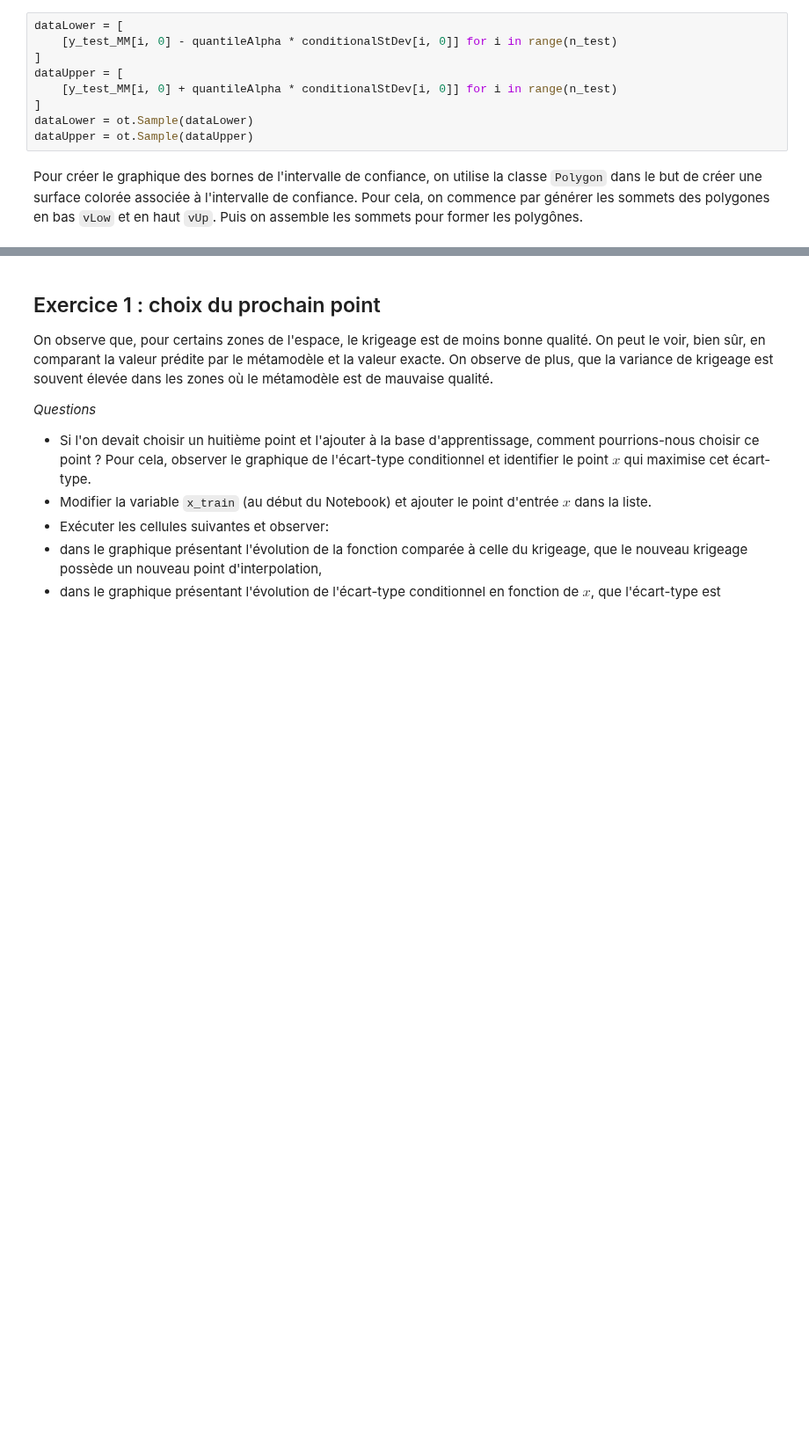
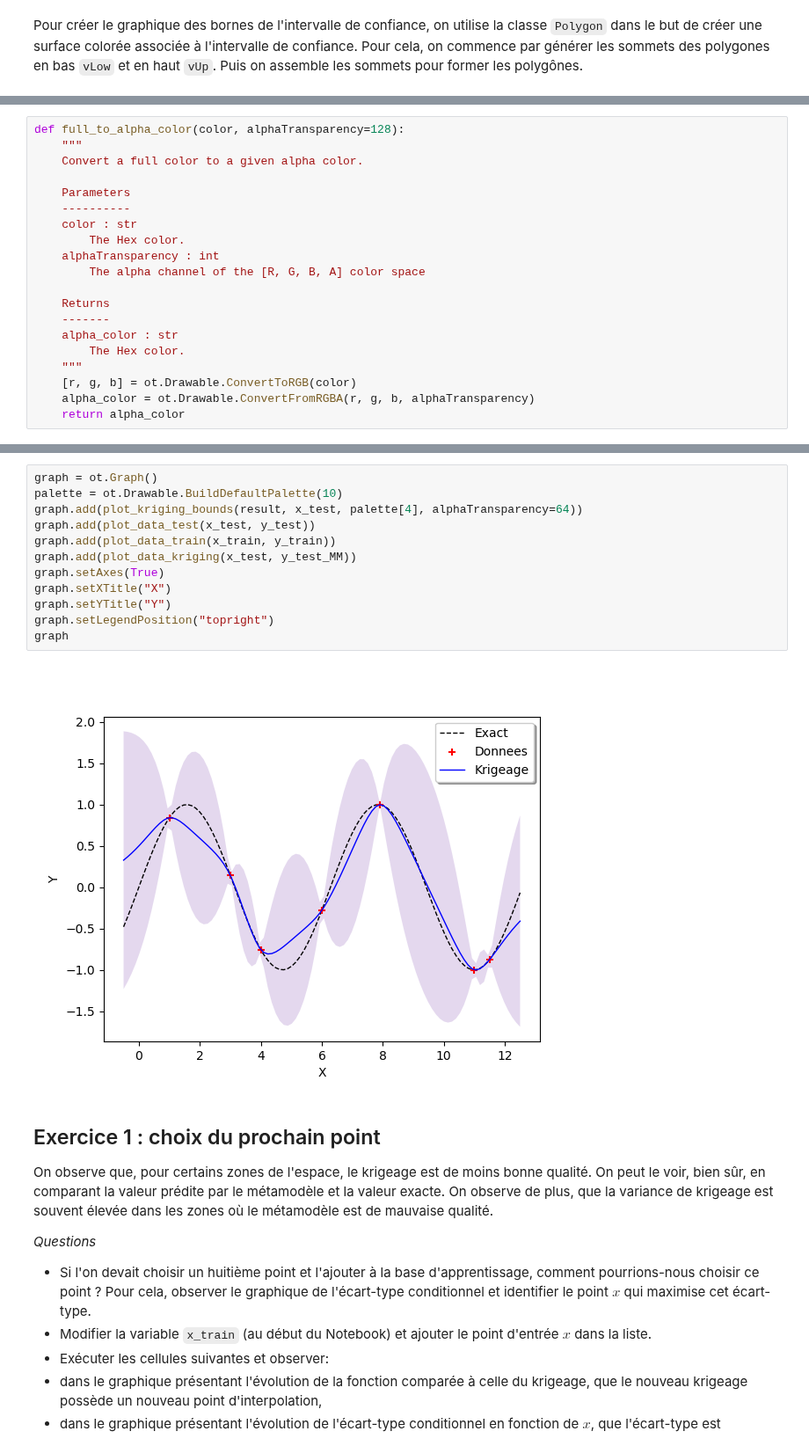
Before and after one commit to mbaudin47/otsupgalilee-eleve, a Jupyter notebook: 6-krigeage/Exercice-krigeage-1D-sequentiel.ipynb, the cells around one changed output, grey strips where cells are left out. Shown at 88% size. Drawn from its saved outputs; the diff is of its cells as text; blank space fills up the shorter version.

```diff
--- a/6-krigeage/Exercice-krigeage-1D-sequentiel.ipynb
+++ b/6-krigeage/Exercice-krigeage-1D-sequentiel.ipynb
@@ -179,13 +180,4 @@ graph
 # %% [markdown]
 La cellule suivante calcule l'intervalle de confiance en fonction du niveau de quantile gaussien `quantileAlpha` et de l'écart-type conditionnel `conditionalStDev`.
-# %%
-dataLower = [
-    [y_test_MM[i, 0] - quantileAlpha * conditionalStDev[i, 0]] for i in range(n_test)
-]
-dataUpper = [
-    [y_test_MM[i, 0] + quantileAlpha * conditionalStDev[i, 0]] for i in range(n_test)
-]
-dataLower = ot.Sample(dataLower)
-dataUpper = ot.Sample(dataUpper)
 # %% [markdown]
 Pour créer le graphique des bornes de l'intervalle de confiance, on utilise la classe `Polygon` dans le but de créer une surface colorée associée à l'intervalle de confiance. Pour cela, on commence par générer les sommets des polygones en bas `vLow` et en haut `vUp`. Puis on assemble les sommets pour former les polygônes.
@@ -220,0 +184,20 @@ graph
+# %%
+def full_to_alpha_color(color, alphaTransparency=128):
+    """
+    Convert a full color to a given alpha color.
+
+    Parameters
+    ----------
+    color : str
+        The Hex color.
+    alphaTransparency : int
+        The alpha channel of the [R, G, B, A] color space
+
+    Returns
+    -------
+    alpha_color : str
+        The Hex color.
+    """
+    [r, g, b] = ot.Drawable.ConvertToRGB(color)
+    alpha_color = ot.Drawable.ConvertFromRGBA(r, g, b, alphaTransparency)
+    return alpha_color
@@ -221,3 +245,17 @@ graph
+# %%
+graph = ot.Graph()
+palette = ot.Drawable.BuildDefaultPalette(10)
+graph.add(plot_kriging_bounds(result, x_test, palette[4], alphaTransparency=64))
+graph.add(plot_data_test(x_test, y_test))
+graph.add(plot_data_train(x_train, y_train))
+graph.add(plot_data_kriging(x_test, y_test_MM))
+graph.setAxes(True)
+graph.setXTitle("X")
+graph.setYTitle("Y")
+graph.setLegendPosition("topright")
+graph
+# %% [output]
+[figure, added]
 # %% [markdown]
 ## Exercice 1 : choix du prochain point
 
```
Also changed, not shown: parts of 12 cells of this notebook, 5 other files.
